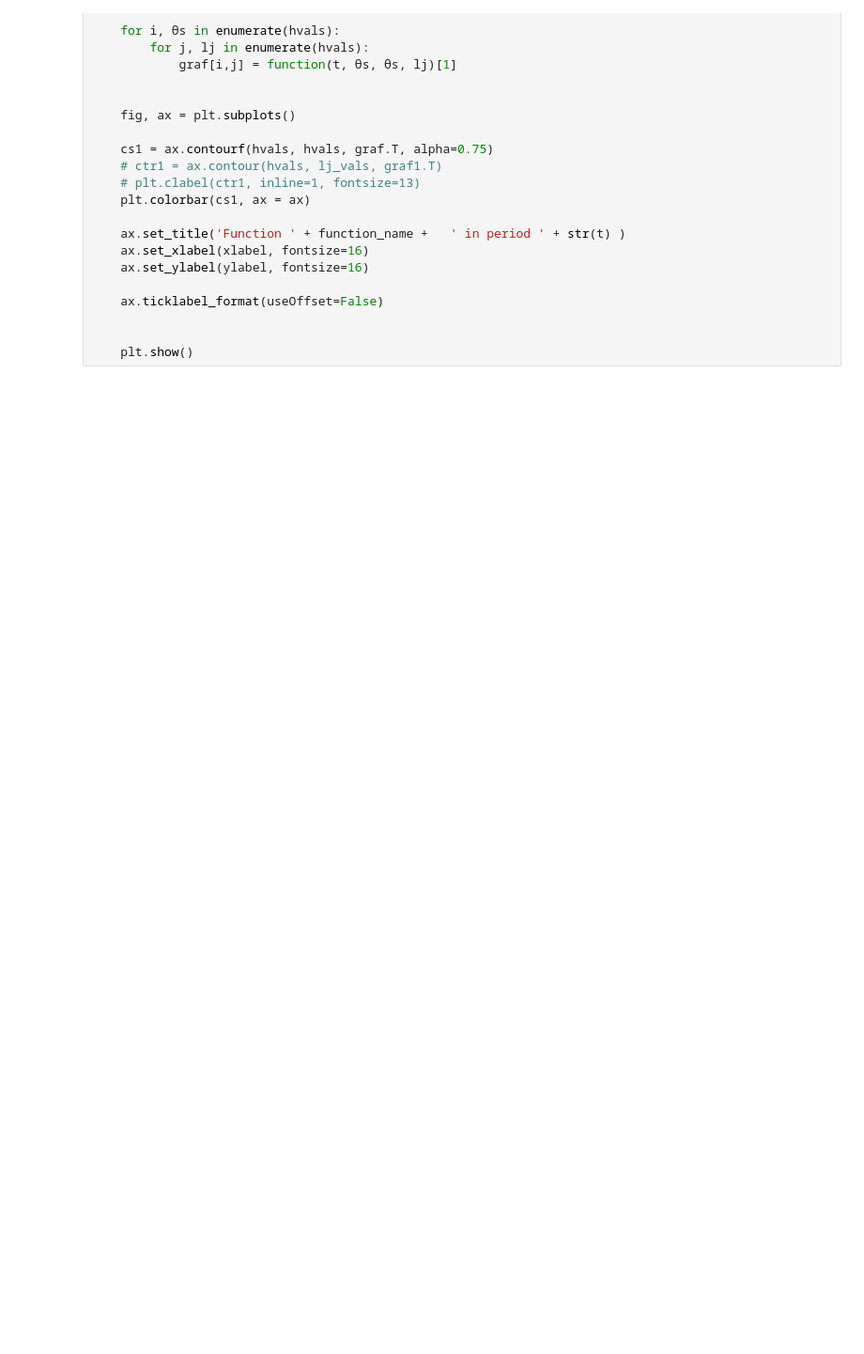
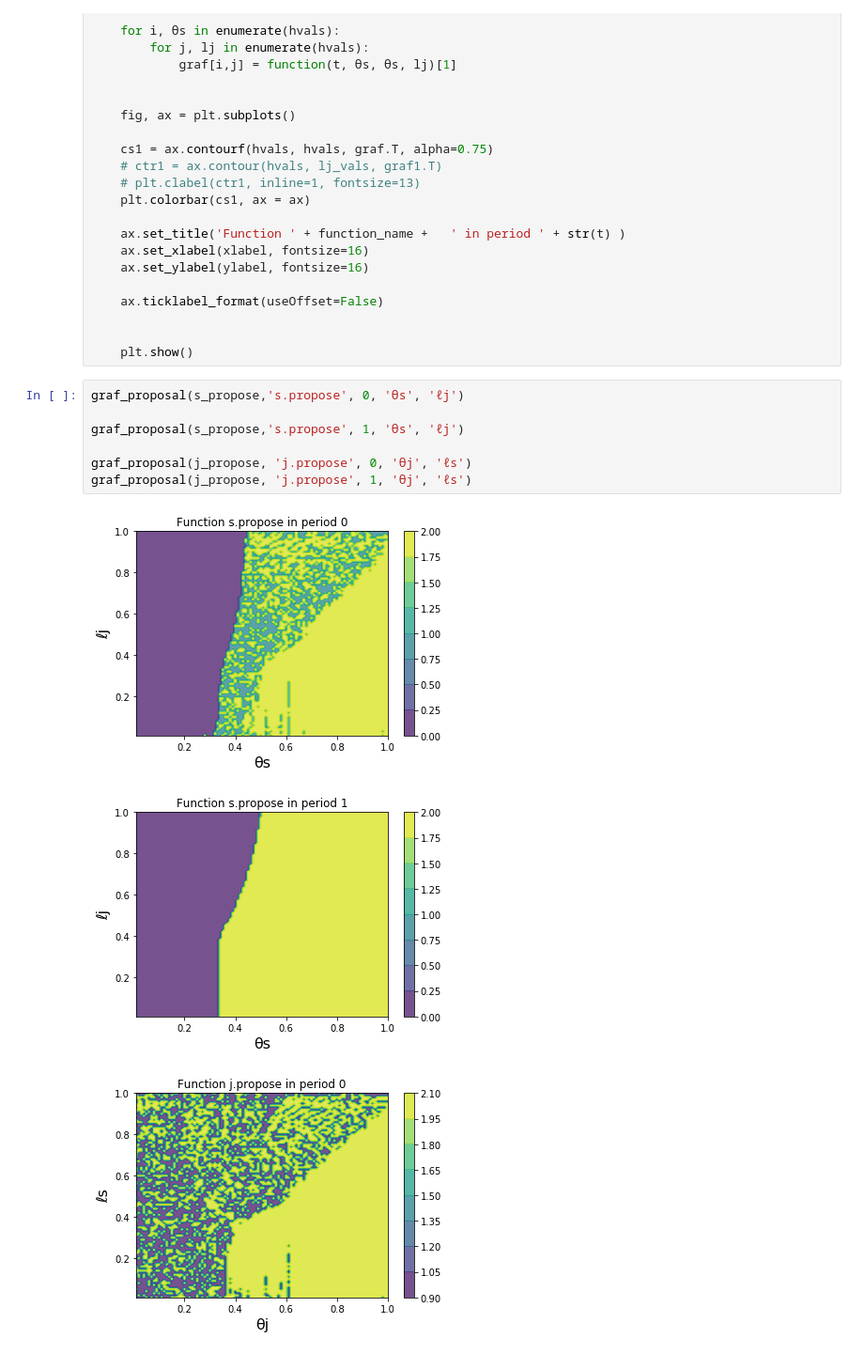
Before and after one commit to jmatheusgpa/Bargaining, a Jupyter notebook: Bellman.ipynb, the cells around one changed output. Shown: that part at 94% size. Saved outputs shown, nothing was run; the diff lists cells and outputs as text; blank space fills up the shorter version.

```diff
--- a/Bellman.ipynb
+++ b/Bellman.ipynb
@@ -970,3 +964,14 @@ def graf_proposal(function, function_name, t, xlabel, ylabel):
 
 
     plt.show()
+# %%
+graf_proposal(s_propose,'s.propose', 0, 'θs', 'ℓj')
+
+graf_proposal(s_propose,'s.propose', 1, 'θs', 'ℓj')
+
+graf_proposal(j_propose, 'j.propose', 0, 'θj', 'ℓs')
+graf_proposal(j_propose, 'j.propose', 1, 'θj', 'ℓs')
+# %% [output]
+[figure, added]
+[figure, added]
+[figure, added]
```
Also changed, not shown: parts of 27 cells of this notebook.
